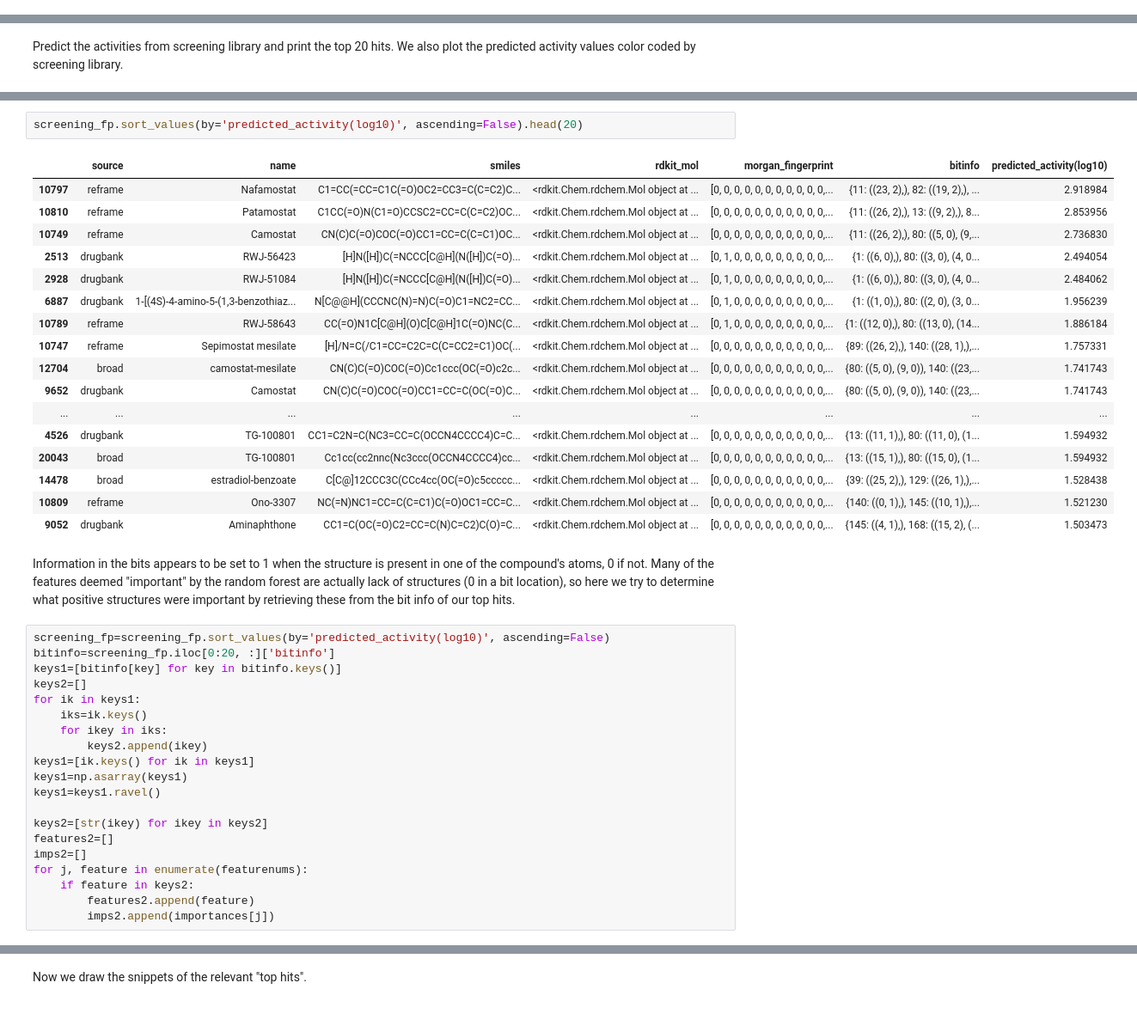
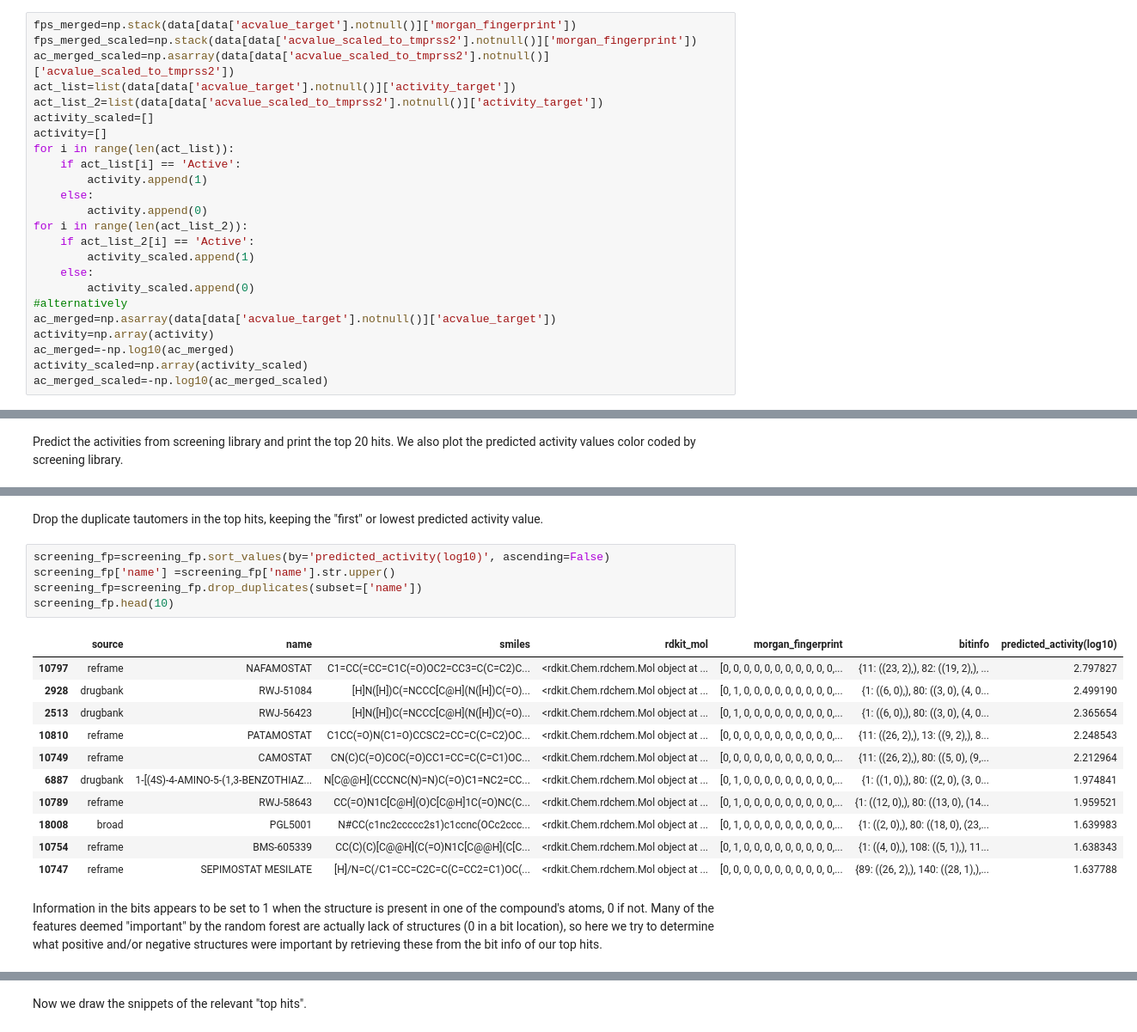
Before and after one commit to srensi/tmprss2, a Jupyter notebook: notebooks/random_forest_clean.ipynb, the cells around one changed output, grey strips where cells are left out. Shown at 86% size. Cells and saved outputs as stored; diff of their text form.

Commit message:
fixed bug in random forest, drop duplicates in output and plot neg and pos features

```diff
--- a/notebooks/random_forest_clean.ipynb
+++ b/notebooks/random_forest_clean.ipynb
@@ -56,2 +25,26 @@ ac_merged_scaled=-np.log10(ac_merged_scaled)
 # %% [markdown]
 Now we split the training and the test data.  To test how well the random forest works, we split the compounds with known TMPRSS2 activity (that is, their recorded ac value is from an assay against TMPRSS2) between the training and test sets.  Here I've used a 2/3 training 1/3 test split, which can be changed by changing variable "n_test".  The indices assigned by the split is randomly shuffled each time the code is run.
+# %%
+fps_merged=np.stack(data[data['acvalue_target'].notnull()]['morgan_fingerprint'])
+fps_merged_scaled=np.stack(data[data['acvalue_scaled_to_tmprss2'].notnull()]['morgan_fingerprint'])
+ac_merged_scaled=np.asarray(data[data['acvalue_scaled_to_tmprss2'].notnull()]['acvalue_scaled_to_tmprss2'])
+act_list=list(data[data['acvalue_target'].notnull()]['activity_target'])
+act_list_2=list(data[data['acvalue_scaled_to_tmprss2'].notnull()]['activity_target'])
+activity_scaled=[]
+activity=[]
+for i in range(len(act_list)):
+    if act_list[i] == 'Active':
+        activity.append(1)
+    else:
+        activity.append(0)
+for i in range(len(act_list_2)):
+    if act_list_2[i] == 'Active':
+        activity_scaled.append(1)
+    else:
+        activity_scaled.append(0)
+#alternatively
+ac_merged=np.asarray(data[data['acvalue_target'].notnull()]['acvalue_target'])
+activity=np.array(activity)
+ac_merged=-np.log10(ac_merged)
+activity_scaled=np.array(activity_scaled)
+ac_merged_scaled=-np.log10(ac_merged_scaled)
@@ -292,42 +292,21 @@ violinplot(x='source', y='predicted_activity(log10)', data=screening_fp)
+# %% [markdown]
+Drop the duplicate tautomers in the top hits, keeping the "first" or lowest predicted activity value.
 # %%
-screening_fp.sort_values(by='predicted_activity(log10)', ascending=False).head(20)
+screening_fp=screening_fp.sort_values(by='predicted_activity(log10)', ascending=False)
+screening_fp['name'] =screening_fp['name'].str.upper()
+screening_fp=screening_fp.drop_duplicates(subset=['name'])
+screening_fp.head(10)
 # %% [output]
 |  | source | name | smiles | rdkit_mol | morgan_fingerprint | bitinfo | predicted_activity(log10) |
-| 10797 | reframe | Nafamostat | C1=CC(=CC=C1C(=O)OC2=CC3=C(C=C2)C... | <rdkit.Chem.rdchem.Mol object at ... | [0, 0, 0, 0, 0, 0, 0, 0, 0, 0, 0,... | {11: ((23, 2),), 82: ((19, 2),), ... | 2.918984 |
-| 10810 | reframe | Patamostat | C1CC(=O)N(C1=O)CCSC2=CC=C(C=C2)OC... | <rdkit.Chem.rdchem.Mol object at ... | [0, 0, 0, 0, 0, 0, 0, 0, 0, 0, 0,... | {11: ((26, 2),), 13: ((9, 2),), 8... | 2.853956 |
-| 10749 | reframe | Camostat | CN(C)C(=O)COC(=O)CC1=CC=C(C=C1)OC... | <rdkit.Chem.rdchem.Mol object at ... | [0, 0, 0, 0, 0, 0, 0, 0, 0, 0, 0,... | {11: ((26, 2),), 80: ((5, 0), (9,... | 2.736830 |
-| 2513 | drugbank | RWJ-56423 | [H]N([H])C(=NCCC[C@H](N([H])C(=O)... | <rdkit.Chem.rdchem.Mol object at ... | [0, 1, 0, 0, 0, 0, 0, 0, 0, 0, 0,... | {1: ((6, 0),), 80: ((3, 0), (4, 0... | 2.494054 |
-| 2928 | drugbank | RWJ-51084 | [H]N([H])C(=NCCC[C@H](N([H])C(=O)... | <rdkit.Chem.rdchem.Mol object at ... | [0, 1, 0, 0, 0, 0, 0, 0, 0, 0, 0,... | {1: ((6, 0),), 80: ((3, 0), (4, 0... | 2.484062 |
-| 6887 | drugbank | 1-[(4S)-4-amino-5-(1,3-benzothiaz... | N[C@@H](CCCNC(N)=N)C(=O)C1=NC2=CC... | <rdkit.Chem.rdchem.Mol object at ... | [0, 1, 0, 0, 0, 0, 0, 0, 0, 0, 0,... | {1: ((1, 0),), 80: ((2, 0), (3, 0... | 1.956239 |
-| 10789 | reframe | RWJ-58643 | CC(=O)N1C[C@H](O)C[C@H]1C(=O)NC(C... | <rdkit.Chem.rdchem.Mol object at ... | [0, 1, 0, 0, 0, 0, 0, 0, 0, 0, 0,... | {1: ((12, 0),), 80: ((13, 0), (14... | 1.886184 |
-| 10747 | reframe | Sepimostat mesilate | [H]/N=C(/C1=CC=C2C=C(C=CC2=C1)OC(... | <rdkit.Chem.rdchem.Mol object at ... | [0, 0, 0, 0, 0, 0, 0, 0, 0, 0, 0,... | {89: ((26, 2),), 140: ((28, 1),),... | 1.757331 |
-| 12704 | broad | camostat-mesilate | CN(C)C(=O)COC(=O)Cc1ccc(OC(=O)c2c... | <rdkit.Chem.rdchem.Mol object at ... | [0, 0, 0, 0, 0, 0, 0, 0, 0, 0, 0,... | {80: ((5, 0), (9, 0)), 140: ((23,... | 1.741743 |
-| 9652 | drugbank | Camostat | CN(C)C(=O)COC(=O)CC1=CC=C(OC(=O)C... | <rdkit.Chem.rdchem.Mol object at ... | [0, 0, 0, 0, 0, 0, 0, 0, 0, 0, 0,... | {80: ((5, 0), (9, 0)), 140: ((23,... | 1.741743 |
-| ... | ... | ... | ... | ... | ... | ... | ... |
-| 4526 | drugbank | TG-100801 | CC1=C2N=C(NC3=CC=C(OCCN4CCCC4)C=C... | <rdkit.Chem.rdchem.Mol object at ... | [0, 0, 0, 0, 0, 0, 0, 0, 0, 0, 0,... | {13: ((11, 1),), 80: ((11, 0), (1... | 1.594932 |
-| 20043 | broad | TG-100801 | Cc1cc(cc2nnc(Nc3ccc(OCCN4CCCC4)cc... | <rdkit.Chem.rdchem.Mol object at ... | [0, 0, 0, 0, 0, 0, 0, 0, 0, 0, 0,... | {13: ((15, 1),), 80: ((15, 0), (1... | 1.594932 |
-| 14478 | broad | estradiol-benzoate | C[C@]12CCC3C(CCc4cc(OC(=O)c5ccccc... | <rdkit.Chem.rdchem.Mol object at ... | [0, 0, 0, 0, 0, 0, 0, 0, 0, 0, 0,... | {39: ((25, 2),), 129: ((26, 1),),... | 1.528438 |
-| 10809 | reframe | Ono-3307 | NC(=N)NC1=CC=C(C=C1)C(=O)OC1=CC=C... | <rdkit.Chem.rdchem.Mol object at ... | [0, 0, 0, 0, 0, 0, 0, 0, 0, 0, 0,... | {140: ((0, 1),), 145: ((10, 1),),... | 1.521230 |
-| 9052 | drugbank | Aminaphthone | CC1=C(OC(=O)C2=CC=C(N)C=C2)C(O)=C... | <rdkit.Chem.rdchem.Mol object at ... | [0, 0, 0, 0, 0, 0, 0, 0, 0, 0, 0,... | {145: ((4, 1),), 168: ((15, 2), (... | 1.503473 |
+| 10797 | reframe | NAFAMOSTAT | C1=CC(=CC=C1C(=O)OC2=CC3=C(C=C2)C... | <rdkit.Chem.rdchem.Mol object at ... | [0, 0, 0, 0, 0, 0, 0, 0, 0, 0, 0,... | {11: ((23, 2),), 82: ((19, 2),), ... | 2.797827 |
+| 2928 | drugbank | RWJ-51084 | [H]N([H])C(=NCCC[C@H](N([H])C(=O)... | <rdkit.Chem.rdchem.Mol object at ... | [0, 1, 0, 0, 0, 0, 0, 0, 0, 0, 0,... | {1: ((6, 0),), 80: ((3, 0), (4, 0... | 2.499190 |
+| 2513 | drugbank | RWJ-56423 | [H]N([H])C(=NCCC[C@H](N([H])C(=O)... | <rdkit.Chem.rdchem.Mol object at ... | [0, 1, 0, 0, 0, 0, 0, 0, 0, 0, 0,... | {1: ((6, 0),), 80: ((3, 0), (4, 0... | 2.365654 |
+| 10810 | reframe | PATAMOSTAT | C1CC(=O)N(C1=O)CCSC2=CC=C(C=C2)OC... | <rdkit.Chem.rdchem.Mol object at ... | [0, 0, 0, 0, 0, 0, 0, 0, 0, 0, 0,... | {11: ((26, 2),), 13: ((9, 2),), 8... | 2.248543 |
+| 10749 | reframe | CAMOSTAT | CN(C)C(=O)COC(=O)CC1=CC=C(C=C1)OC... | <rdkit.Chem.rdchem.Mol object at ... | [0, 0, 0, 0, 0, 0, 0, 0, 0, 0, 0,... | {11: ((26, 2),), 80: ((5, 0), (9,... | 2.212964 |
+| 6887 | drugbank | 1-[(4S)-4-AMINO-5-(1,3-BENZOTHIAZ... | N[C@@H](CCCNC(N)=N)C(=O)C1=NC2=CC... | <rdkit.Chem.rdchem.Mol object at ... | [0, 1, 0, 0, 0, 0, 0, 0, 0, 0, 0,... | {1: ((1, 0),), 80: ((2, 0), (3, 0... | 1.974841 |
+| 10789 | reframe | RWJ-58643 | CC(=O)N1C[C@H](O)C[C@H]1C(=O)NC(C... | <rdkit.Chem.rdchem.Mol object at ... | [0, 1, 0, 0, 0, 0, 0, 0, 0, 0, 0,... | {1: ((12, 0),), 80: ((13, 0), (14... | 1.959521 |
+| 18008 | broad | PGL5001 | N#CC(c1nc2ccccc2s1)c1ccnc(OCc2ccc... | <rdkit.Chem.rdchem.Mol object at ... | [0, 1, 0, 0, 0, 0, 0, 0, 0, 0, 0,... | {1: ((2, 0),), 80: ((18, 0), (23,... | 1.639983 |
+| 10754 | reframe | BMS-605339 | CC(C)(C)[C@@H](C(=O)N1C[C@@H](C[C... | <rdkit.Chem.rdchem.Mol object at ... | [0, 1, 0, 0, 0, 0, 0, 0, 0, 0, 0,... | {1: ((4, 0),), 108: ((5, 1),), 11... | 1.638343 |
+| 10747 | reframe | SEPIMOSTAT MESILATE | [H]/N=C(/C1=CC=C2C=C(C=CC2=C1)OC(... | <rdkit.Chem.rdchem.Mol object at ... | [0, 0, 0, 0, 0, 0, 0, 0, 0, 0, 0,... | {89: ((26, 2),), 140: ((28, 1),),... | 1.637788 |
 # %% [markdown]
-Information in the bits appears to be set to 1 when the structure is present in one of the compound's atoms, 0 if not.  Many of the features deemed "important" by the random forest are actually lack of structures (0 in a bit location), so here we try to determine what positive structures were important by retrieving these from the bit info of our top hits.
+Information in the bits appears to be set to 1 when the structure is present in one of the compound's atoms, 0 if not.  Many of the features deemed "important" by the random forest are actually lack of structures (0 in a bit location), so here we try to determine what positive and/or negative structures were important by retrieving these from the bit info of our top hits.
-# %%
-screening_fp=screening_fp.sort_values(by='predicted_activity(log10)', ascending=False)
-bitinfo=screening_fp.iloc[0:20, :]['bitinfo']
-keys1=[bitinfo[key] for key in bitinfo.keys()]
-keys2=[]
-for ik in keys1:
-    iks=ik.keys()
-    for ikey in iks:
-        keys2.append(ikey)
-keys1=[ik.keys() for ik in keys1]
-keys1=np.asarray(keys1)
-keys1=keys1.ravel()
-
-keys2=[str(ikey) for ikey in keys2]
-features2=[]
-imps2=[]
-for j, feature in enumerate(featurenums):
-    if feature in keys2:
-        features2.append(feature)
-        imps2.append(importances[j])
```
Also changed, not shown: parts of 24 cells of this notebook.
